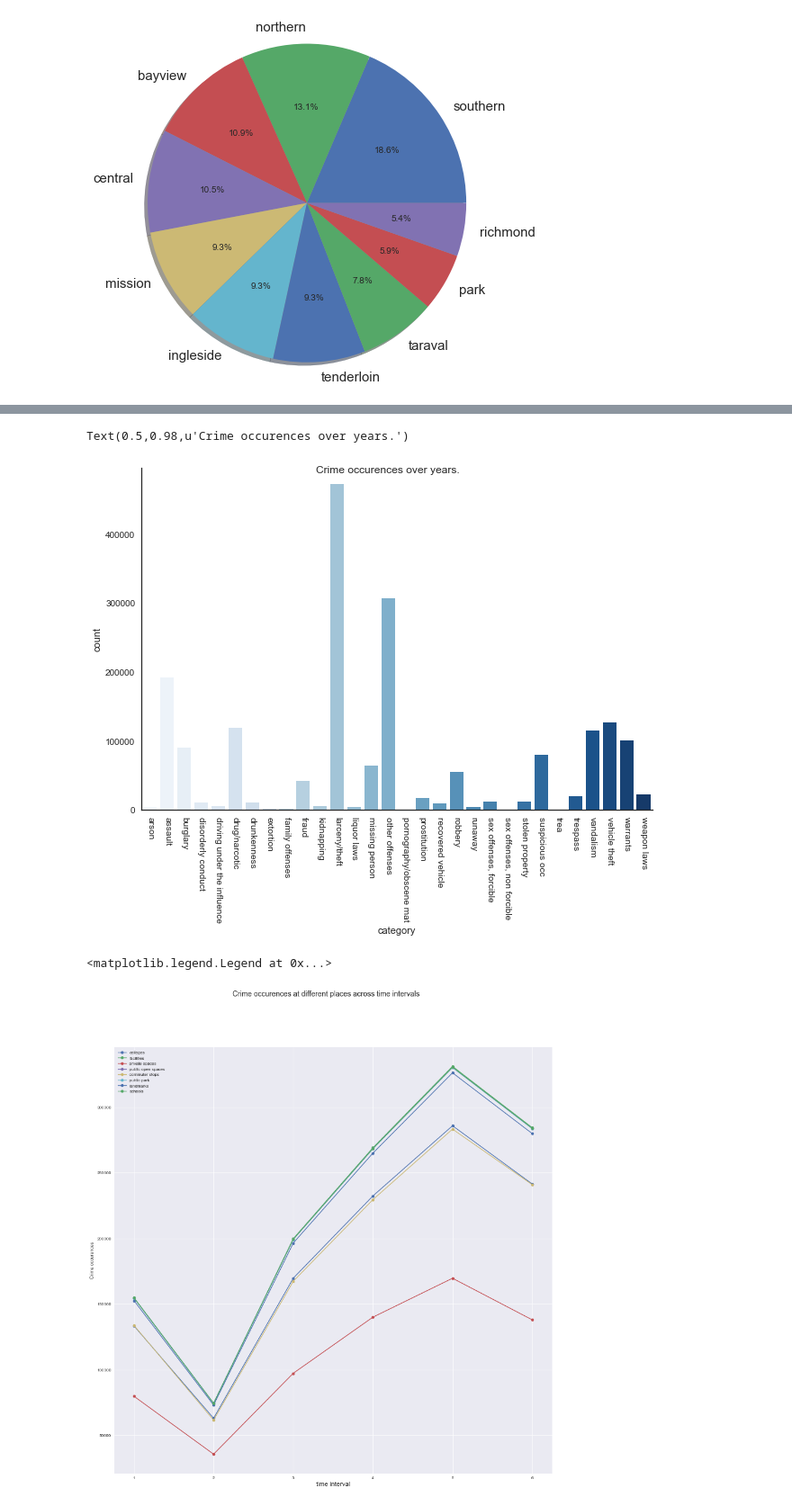
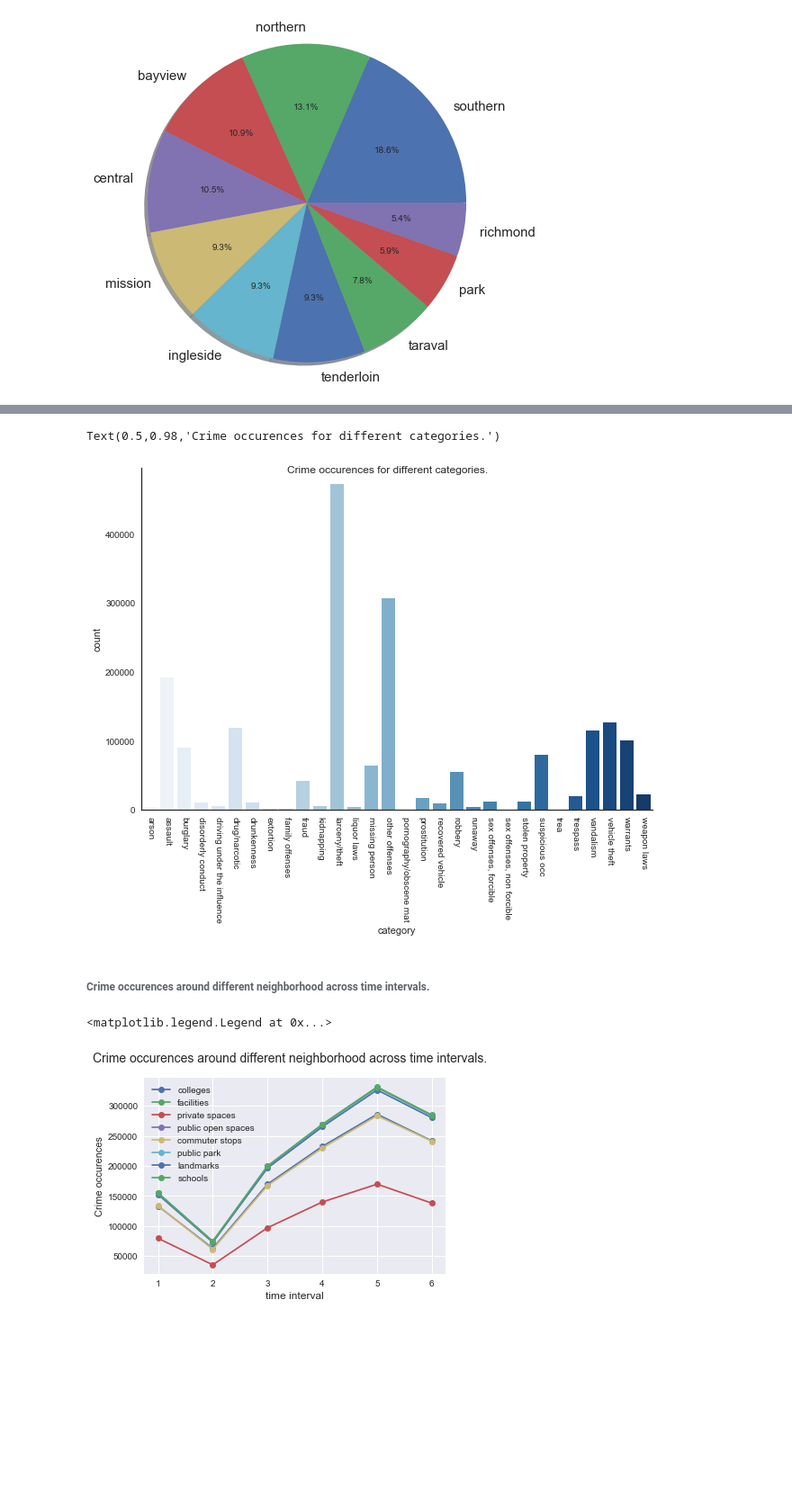
Before and after one commit to aashsub90/vigilante, a Jupyter notebook: data_analysis.ipynb, the cells around one changed output, grey strips where cells are left out. Shown at 90% size. Drawn from its saved outputs; the diff is of its cells as text; code cells hidden in the pictures; blank space fills up the shorter version.

```diff
--- a/data_analysis.ipynb
+++ b/data_analysis.ipynb
@@ -18,17 +18,17 @@ def discretizeTime(time):
     '''
     function to map 24-hours format time to one of the six 4 hours intervals.
     '''
-    if '00:00' <= time < '04:00':
+    if time == 't1':
         return '0 - 3:59'
-    elif '04:00' <= time < '08:00':
+    elif time == 't2':
         return '4 - 7:59'
-    elif '08:00' <= time < '12:00':
+    elif time == 't3':
         return '8 - 11:59'
-    elif '12:00' <= time < '16:00':
+    elif time == 't4':
         return '12 - 15:59'
-    elif '16:00' <= time < '20:00':
+    elif time == 't5':
         return '16 - 19:59'
-    elif '20:00' <= time < '24:00':
+    elif time == 't6':
         return '20 - 23:59'
 # %% [markdown]
 ## Visualizations
@@ -74,5 +80,5 @@ Text(0.5,0.98,u'Crime occurences over months.')
 # %%
-time_interval_num = crime_data['time'].apply(discretizeTime)
+time_interval_num = crime_data['time_interval'].apply(discretizeTime)
 crime_data['time_interval_num'] = time_interval_num
 # %%
 g = sns.factorplot(x="time_interval_num", data=crime_data, kind="count",
@@ -134,10 +135,12 @@ for i in category:
 g = sns.factorplot(x="category", data=crime_data, kind="count",
                    palette="Blues", size=6, aspect=1.5, order=np.sort(crime_data['category'].unique()))
 g.set_xticklabels(rotation = -90)
-g.fig.suptitle('Crime occurences over years.')
+g.fig.suptitle('Crime occurences for different categories.')
 # %% [output]
-Text(0.5,0.98,u'Crime occurences over years.')
+Text(0.5,0.98,'Crime occurences for different categories.')
-[figure, old version]
+[figure, new version]
+# %% [markdown]
+###### Crime occurences around different neighborhood across time intervals.
 # %%
 filtero= crime_data.query("near_colleges==1 & label=='high'").groupby('time_interval').agg('count')
 y_colleges = filtero["near_colleges"]
@@ -165,25 +168,25 @@ y_schools = filtero["near_schools"]
 # %%
 plt.style.use('seaborn-darkgrid')
 #print(plt.style.available)
 x=[1,2,3,4,5,6]
-plt.suptitle('Crime occurences at different places across time intervals', fontsize=14)
+plt.suptitle('Crime occurences around different neighborhood across time intervals.', fontsize=14)
 plt.xlabel("time interval", fontsize=12)
 plt.ylabel("Crime occurences")
 plt.plot(x,y_colleges,'-o')
 plt.plot(x,y_facilities, '-o')
 plt.plot(x,y_private_spaces, '-o')
 plt.plot(x,y_public_open_spaces, '-o')
 plt.plot(x,y_commuter_stops, '-o')
 plt.plot(x,y_public_park, '-o')
 plt.plot(x,y_landmarks, '-o')
 plt.plot(x,y_schools, '-o')
 
 fig_size = plt.rcParams["figure.figsize"]
 fig_size[0] = 5
 fig_size[1] = 5
 plt.rcParams["figure.figsize"] = fig_size
 
 plt.legend(['colleges', 'facilities', 'private spaces', 'public open spaces', 'commuter stops', 'public park', 'landmarks', 'schools'], loc='upper left')
 # %% [output]
 <matplotlib.legend.Legend at 0x...>
-[figure, old version]
+[figure, new version]
```
Also changed, not shown: parts of 12 cells of this notebook, 7 other files.
